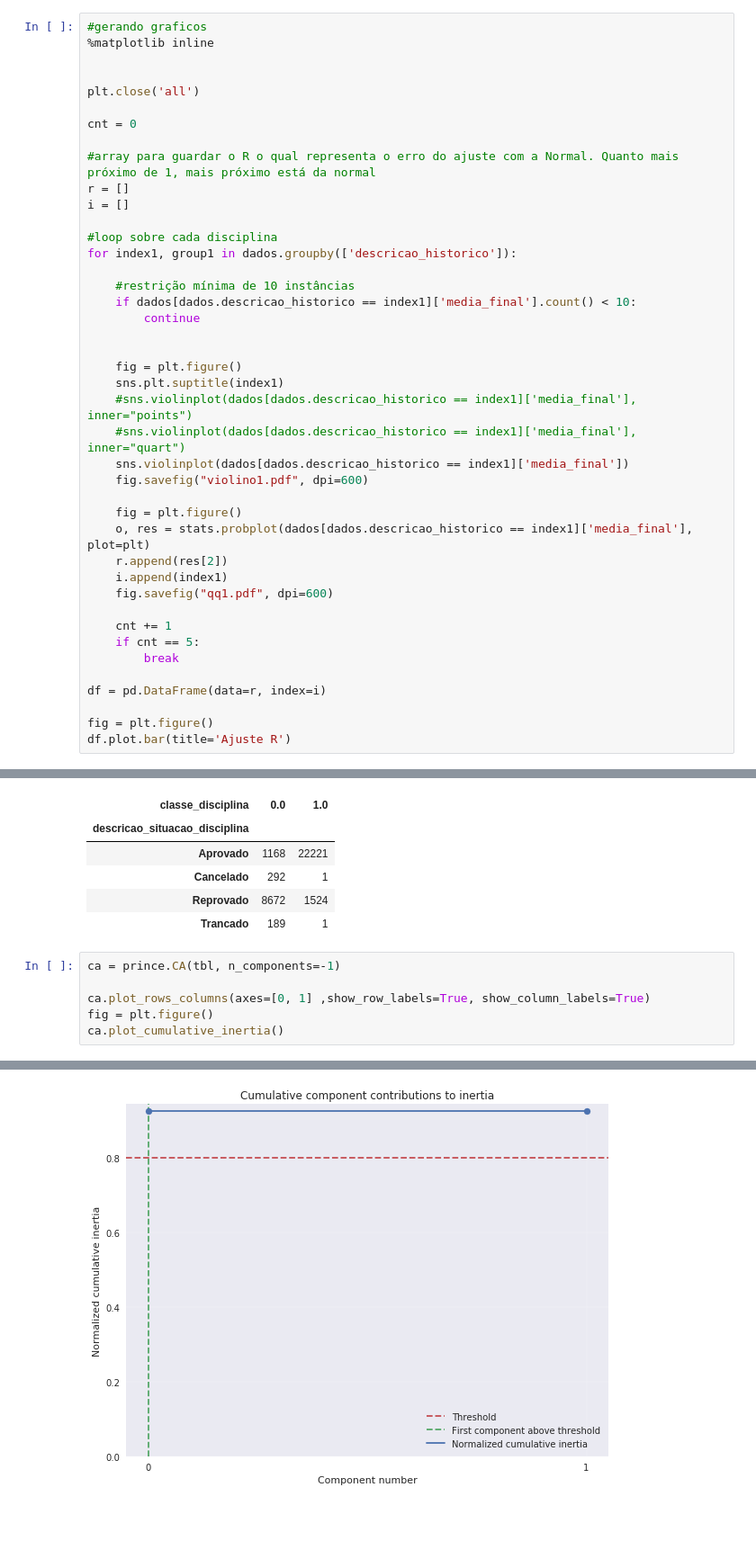
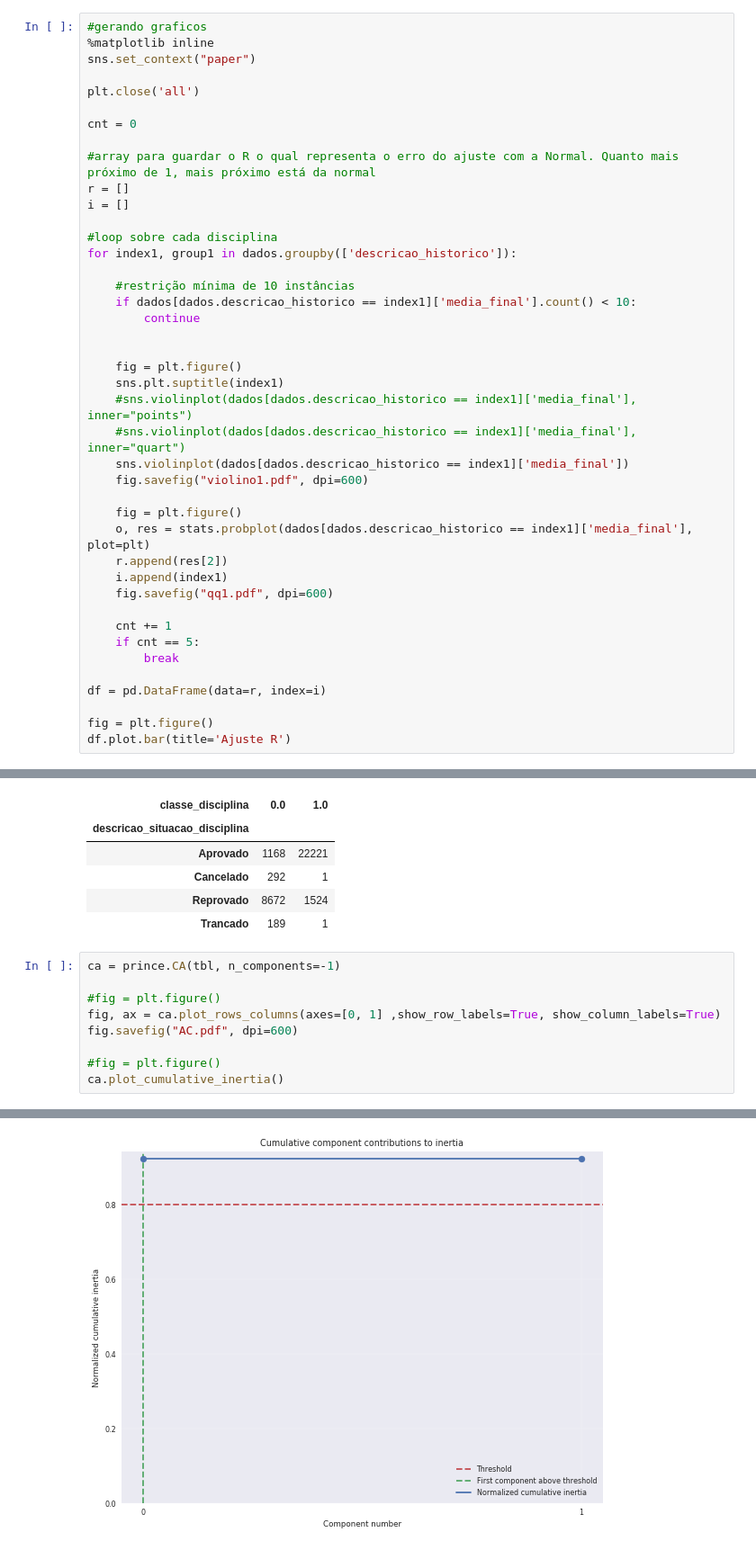
Before and after one commit to tmedeirosb/modelo_ifrn, a Jupyter notebook: Artigo_WCDE17.ipynb, the cells around one changed output, grey strips where cells are left out. Shown at 90% size. Saved outputs shown, nothing was run; the diff lists cells and outputs as text; blank space fills up the shorter version.

```diff
--- a/Artigo_WCDE17.ipynb
+++ b/Artigo_WCDE17.ipynb
@@ -54,7 +54,7 @@ A partir dos gráficos abaixo é verificado que as notas não seguem uma distrib
 # %%
 #gerando graficos
 %matplotlib inline
-
+sns.set_context("paper")
 
 plt.close('all')
 
@@ -281,8 +286,11 @@ tbl
 # %%
 ca = prince.CA(tbl, n_components=-1)
 
-ca.plot_rows_columns(axes=[0, 1] ,show_row_labels=True, show_column_labels=True)
-fig = plt.figure()
+#fig = plt.figure()
+fig, ax = ca.plot_rows_columns(axes=[0, 1] ,show_row_labels=True, show_column_labels=True)
+fig.savefig("AC.pdf", dpi=600)
+
+#fig = plt.figure()
 ca.plot_cumulative_inertia()
 # %% [output]
 (<matplotlib.figure.Figure at 0x...>,
@@ -292 +299 @@ ca.plot_cumulative_inertia()
-[figure, old version]
+[figure, new version]
```
Also changed, not shown: parts of 4 cells of this notebook, 3 other files.
